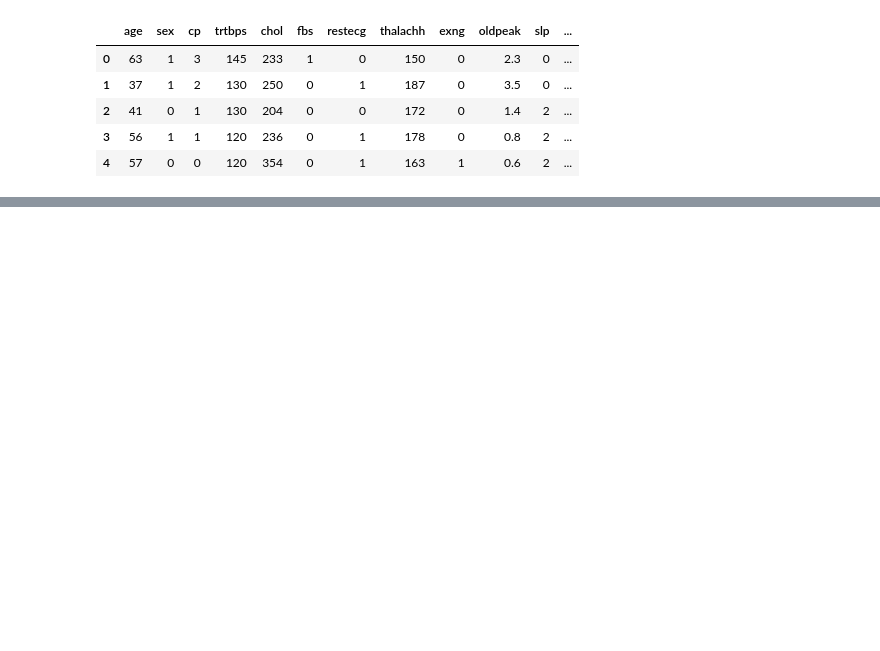
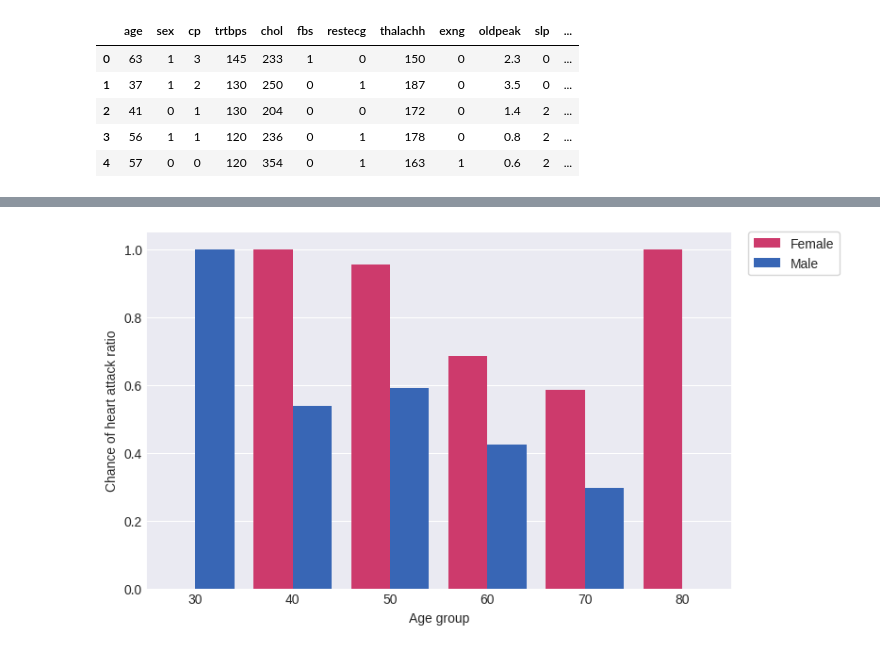
Before and after one commit to flohmannjr/Heart-Attack-Analysis-and-Prediction, a Jupyter notebook: Heart_Attack_Analysis_and_Prediction.ipynb, the cells around one changed output, grey strips where cells are left out. Drawn from its saved outputs; the diff is of its cells as text; code cells hidden in the pictures; blank space fills up the shorter version.

```diff
--- a/Heart_Attack_Analysis_and_Prediction.ipynb
+++ b/Heart_Attack_Analysis_and_Prediction.ipynb
@@ -22,3 +31,42 @@ SEED = 2008193
+# %%
+def get_df_output(feature):
+
+    if(type(feature) == list):
+        features = feature.copy()
+    else:
+        features = []
+        features.append(feature)
+
+    features.append('output')
+
+    df_output = df[features].groupby(by=feature).agg(['count', 'sum', 'mean'])
+
+    # df_output.columns = ['_'.join(col) for col in df_output.columns.values]
+    df_output.columns = df_output.columns.get_level_values(1)
+
+    df_output.reset_index(inplace=True)
+
+    return df_output
+# %%
+def heart_attack_by_sex(feature, label):
+
+    df_output = get_df_output([feature, 'sex'])
+
+    ax = sns.barplot(data=df_output, x=feature, y='mean', hue='sex', palette=SEX_COLORS)
+
+    plt.title('')
+    plt.xlabel(label)
+    plt.ylabel('Chance of heart attack ratio')
+
+    if list(df_output[feature].unique()) == [0, 1]:
+        plt.xticks(ticks=[0, 1], labels=['False', 'True'])
+
+    # sns.barplot has a bug about losing legend colors if you don't inform handles and labels together.
+    handles, labels = ax.get_legend_handles_labels()
+
+    plt.legend(loc=(1.03, 0.88), frameon=True, facecolor='white', handles=handles, labels=SEX_LABELS)
+
+    plt.show()
 # %% [markdown]
 # Data
 # %%
@@ -98,0 +158,4 @@ df[['cp', 'output']].groupby(by='cp').agg(['count', 'sum', 'mean'])
+# %%
+heart_attack_by_sex('age_group', 'Age group')
+# %% [output]
+[figure, added]
```
Also changed, not shown: parts of 19 cells of this notebook.
